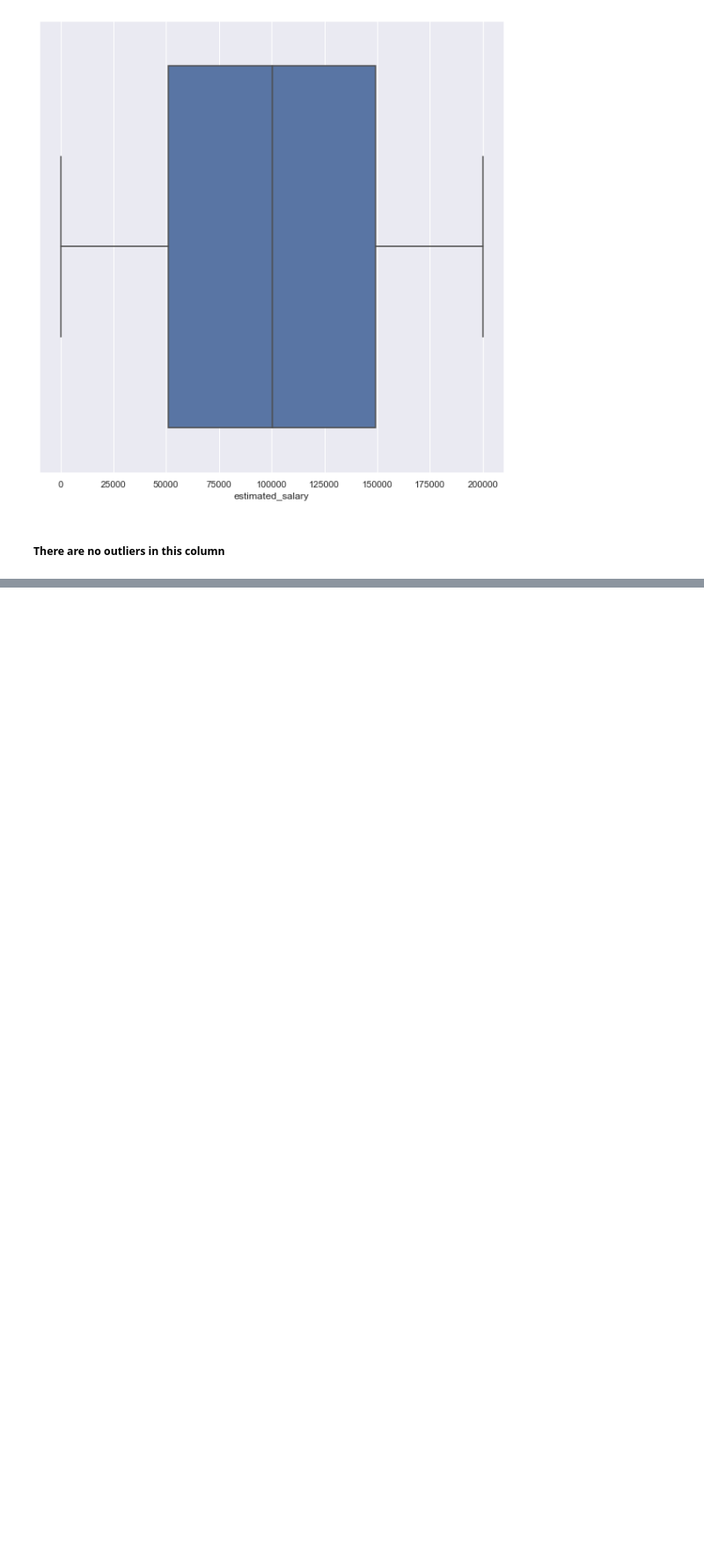
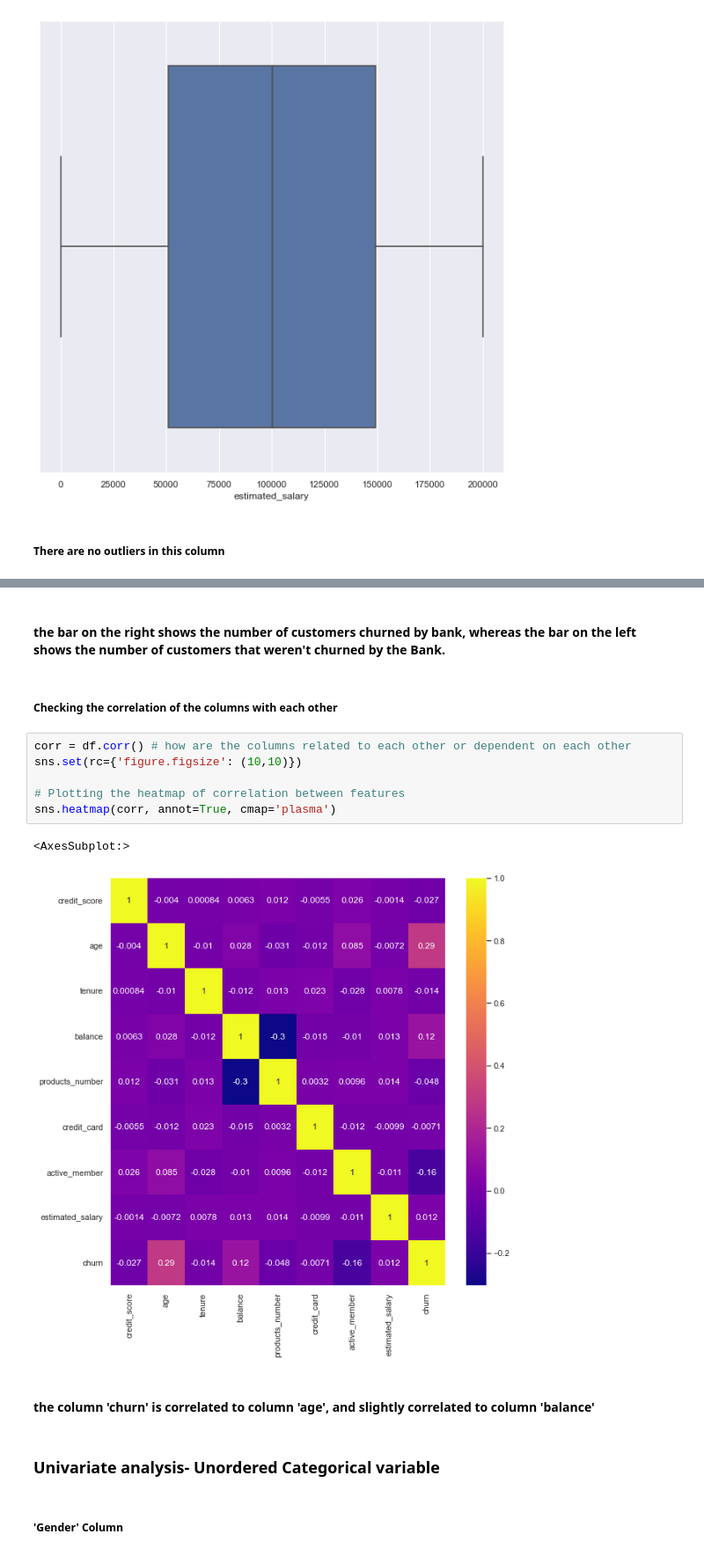
Before and after one commit to Raj-Ranjan-Singh/EDA-Project, a Jupyter notebook: Bank Customer Churn Dataset EDA.ipynb, the cells around one changed output, grey strips where cells are left out. Shown: that part at 88% size. Saved outputs shown, nothing was run; the diff lists cells and outputs as text; blank space fills up the shorter version.

```diff
--- a/Bank Customer Churn Dataset EDA.ipynb
+++ b/Bank Customer Churn Dataset EDA.ipynb
@@ -227,0 +240,22 @@ sns.boxplot(df['estimated_salary'])
+# %% [markdown]
+<h4>the bar on the right shows the number of customers churned by bank, whereas the bar on the left shows the number of customers that weren't churned by the Bank.</h4>
+# %% [markdown]
+<h5>Checking the correlation of the columns with each other</h5>
+# %%
+corr = df.corr() # how are the columns related to each other or dependent on each other
+sns.set(rc={'figure.figsize': (10,10)})
+
+# Plotting the heatmap of correlation between features
+sns.heatmap(corr, annot=True, cmap='plasma')
+# %% [output]
+<AxesSubplot:>
+[figure, added]
+# %% [markdown]
+<h4>the column 'churn' is correlated to column 'age', and slightly correlated to column 'balance'
+</h4>
+# %% [markdown]
+<h3>Univariate analysis- Unordered Categorical variable
+</h3>
+# %% [markdown]
+<h5>'Gender' Column
+</h5>
```
Also changed, not shown: parts of 19 cells of this notebook.
